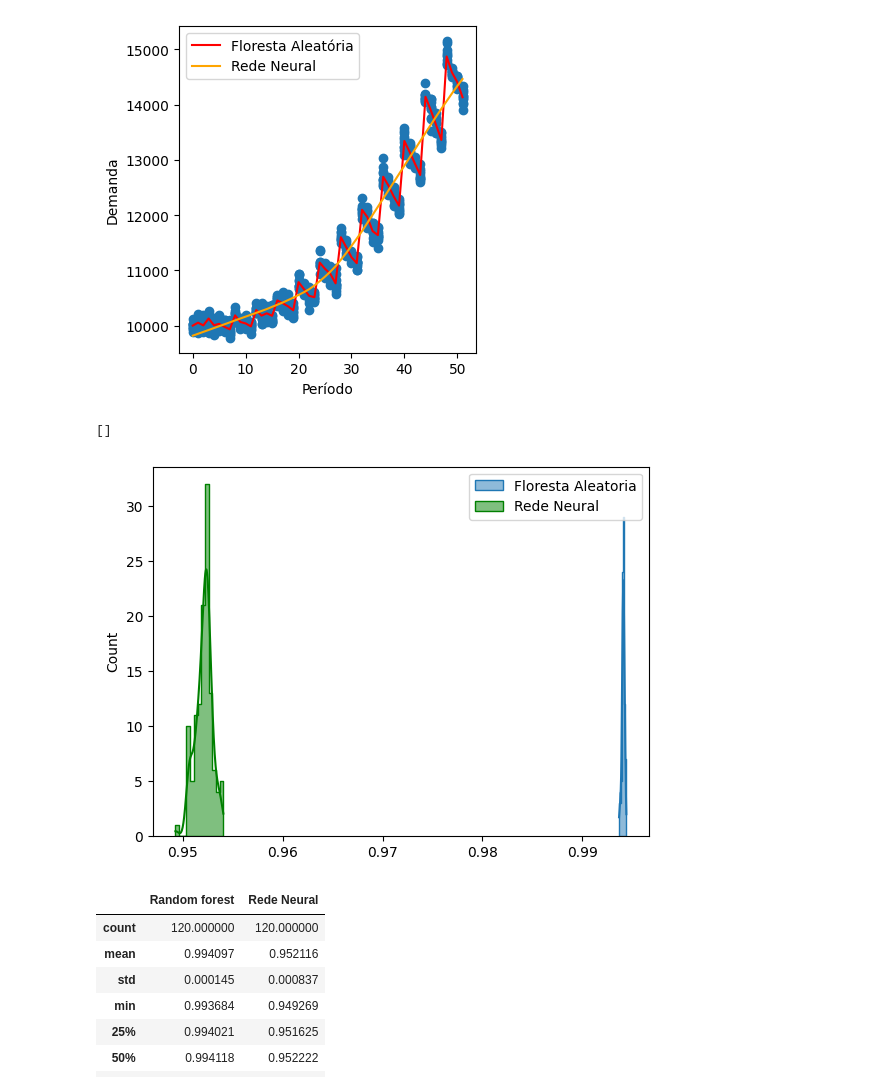
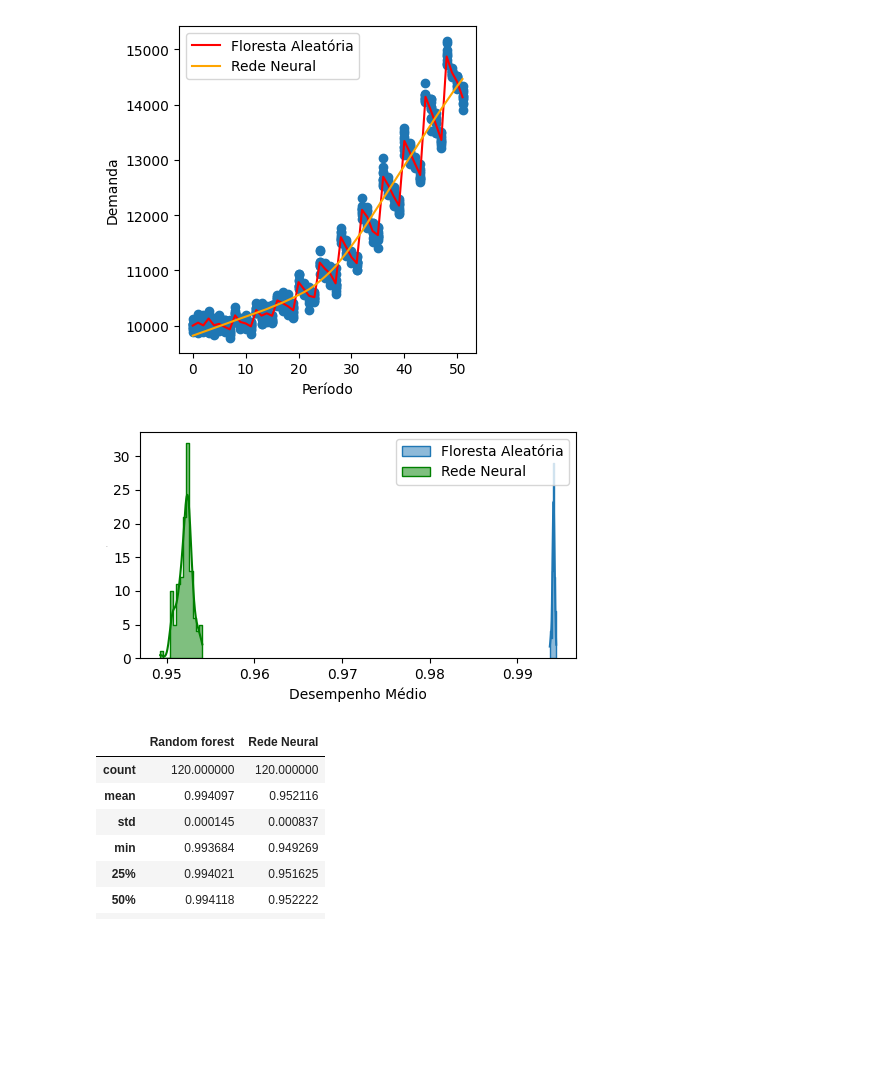
Before and after one commit to MarcioB1999/ML_for_ULS, a Jupyter notebook: UFL_resultados_graficos.ipynb, the cells around one changed output. Cells and saved outputs as stored; diff of their text form; code cells hidden in the pictures; blank space fills up the shorter version.

```diff
--- a/UFL_resultados_graficos.ipynb
+++ b/UFL_resultados_graficos.ipynb
@@ -107,13 +123,17 @@ plt.show()
 # %% [output]
 [figure]
 # %%
-sns.histplot(modelos.medias_desempenho[0], kde=True, element='step',label='Floresta Aleatoria')
+fig=plt.figure(figsize=(5,3))
+sns.histplot(modelos.medias_desempenho[0], kde=True, element='step',label='Floresta Aleatória')
 sns.histplot(modelos.medias_desempenho[1], kde=True, element='step',color='green',label='Rede Neural')
+plt.xlabel('Desempenho Médio')
+plt.ylabel([], fontsize=0)
 plt.legend()
-plt.plot()
+plt.tight_layout()
+plt.savefig('Imgs\distribuiçao_desempenhos.png', format='png')
+plt.show()
 # %% [output]
-[]
-[figure, old version]
+[figure, new version]
 # %%
 resultados.describe()
 # %% [output]
```
Also changed, not shown: parts of 12 cells of this notebook, 14 other files.
